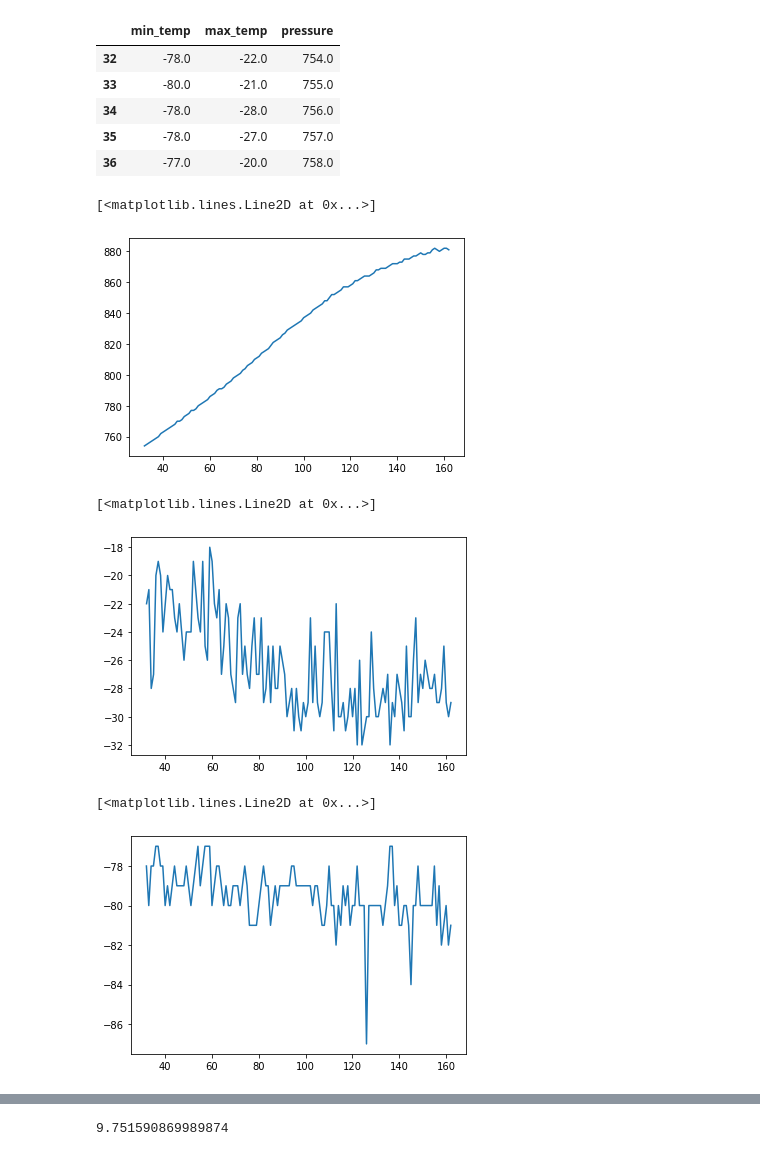
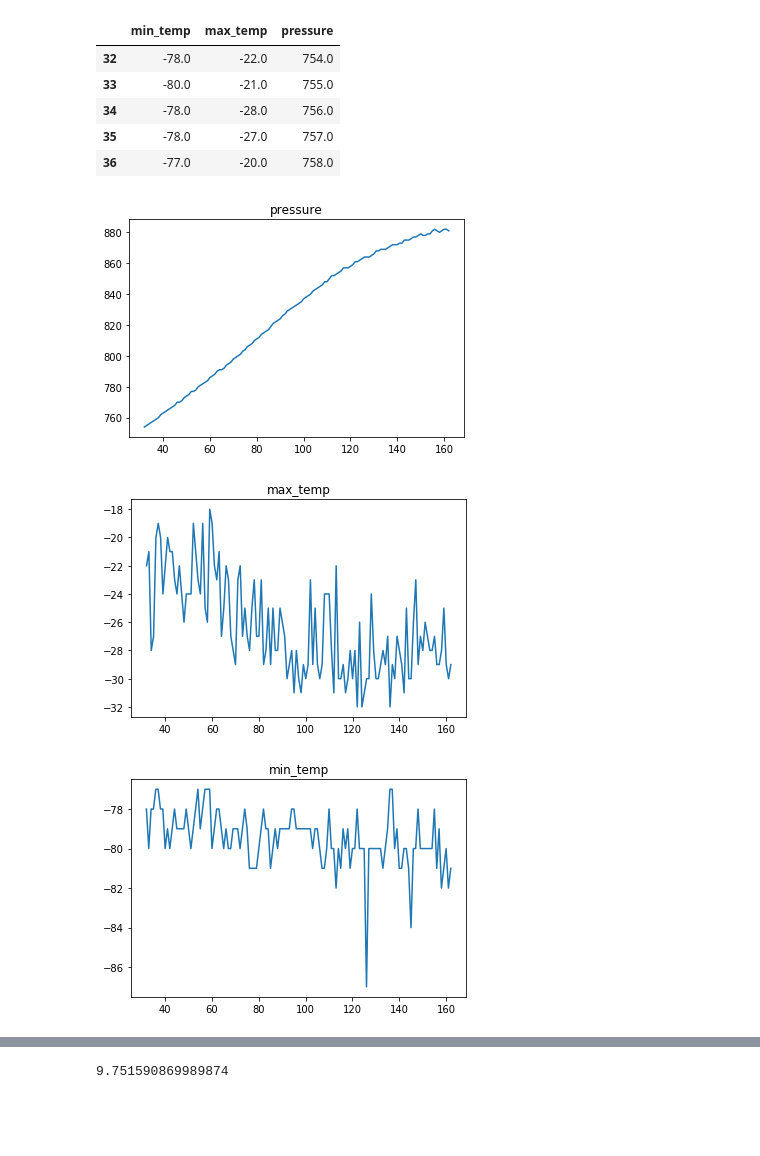
Before and after one commit to tangcc35/DATA1050_DanTheBest, a Jupyter notebook: Enhancement.ipynb, the cells around one changed output, grey strips where cells are left out. Drawn from its saved outputs; the diff is of its cells as text; code cells hidden in the pictures; blank space fills up the shorter version.

```diff
--- a/Enhancement.ipynb
+++ b/Enhancement.ipynb
@@ -63,18 +74,14 @@ df_train.head()
 | 34 | -78.0 | -28.0 | 756.0 |
 | 35 | -78.0 | -27.0 | 757.0 |
 | 36 | -77.0 | -20.0 | 758.0 |
-# %%
-plt.plot(df_train["pressure"])
-# %% [output]
-[<matplotlib.lines.Line2D at 0x...>]
-[figure, removed]
-# %%
-plt.plot(df_train["max_temp"])
-# %% [output]
-[<matplotlib.lines.Line2D at 0x...>]
-[figure, removed]
-# %%
-plt.plot(df_train["min_temp"])
-# %% [output]
-[<matplotlib.lines.Line2D at 0x...>]
-[figure, removed]
+# %%
+# Plot for three subjects
+subjects = ["pressure", "max_temp", "min_temp"]
+for subject in subjects:
+    plt.plot(df_train[subject])
+    plt.title(subject)
+    plt.show()
+# %% [output]
+[figure, added]
+[figure, added]
+[figure, added]
```
Also changed, not shown: parts of 12 cells of this notebook.
